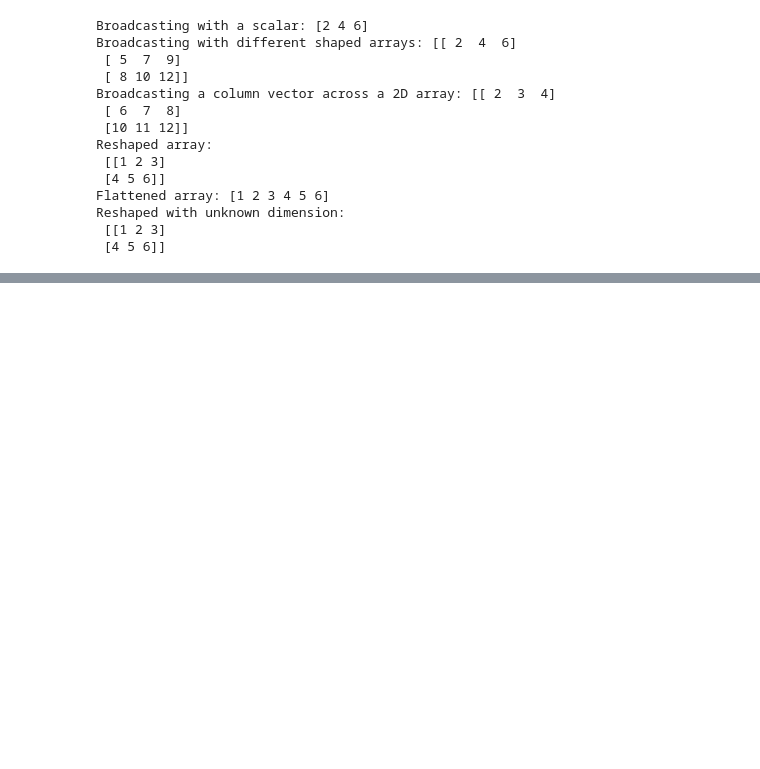
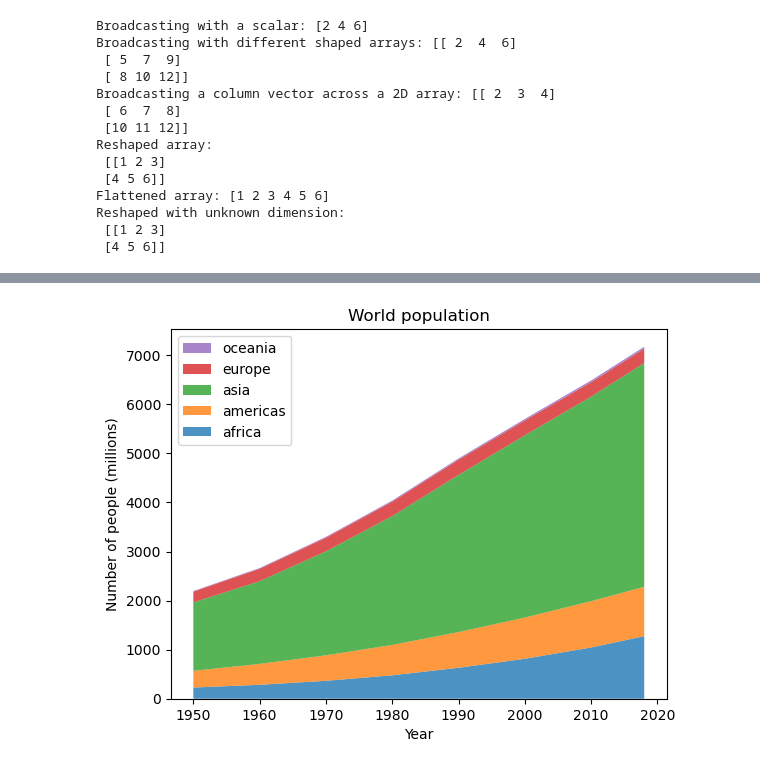
Before and after one commit to Aloa0001/AI-Data-Management-Lab-2, a Jupyter notebook: lab-preparation/pre-processing-and-visualisation.ipynb, the cells around one changed output, grey strips where cells are left out. Saved outputs shown, nothing was run; the diff lists cells and outputs as text; code cells hidden in the pictures; blank space fills up the shorter version.

```diff
--- a/lab-preparation/pre-processing-and-visualisation.ipynb
+++ b/lab-preparation/pre-processing-and-visualisation.ipynb
@@ -436,0 +700,30 @@ Reshaped with unknown dimension:
+# %%
+import matplotlib.pyplot as plt
+import numpy as np
+
+# data from United Nations World Population Prospects (Revision 2019)
+# https://population.un.org/wpp/, license: CC BY 3.0 IGO
+year = [1950, 1960, 1970, 1980, 1990, 2000, 2010, 2018]
+population_by_continent = {
+    "africa": [228, 284, 365, 477, 631, 814, 1044, 1275],
+    "americas": [340, 425, 519, 619, 727, 840, 943, 1006],
+    "asia": [1394, 1686, 2120, 2625, 3202, 3714, 4169, 4560],
+    "europe": [220, 253, 276, 295, 310, 303, 294, 293],
+    "oceania": [12, 15, 19, 22, 26, 31, 36, 39],
+}
+
+fig, ax = plt.subplots()
+ax.stackplot(
+    year,
+    population_by_continent.values(),
+    labels=population_by_continent.keys(),
+    alpha=0.8,
+)
+ax.legend(loc="upper left", reverse=True)
+ax.set_title("World population")
+ax.set_xlabel("Year")
+ax.set_ylabel("Number of people (millions)")
+
+plt.show()
+# %% [output]
+[figure, added]
```
Also changed, not shown: parts of 71 cells of this notebook.
